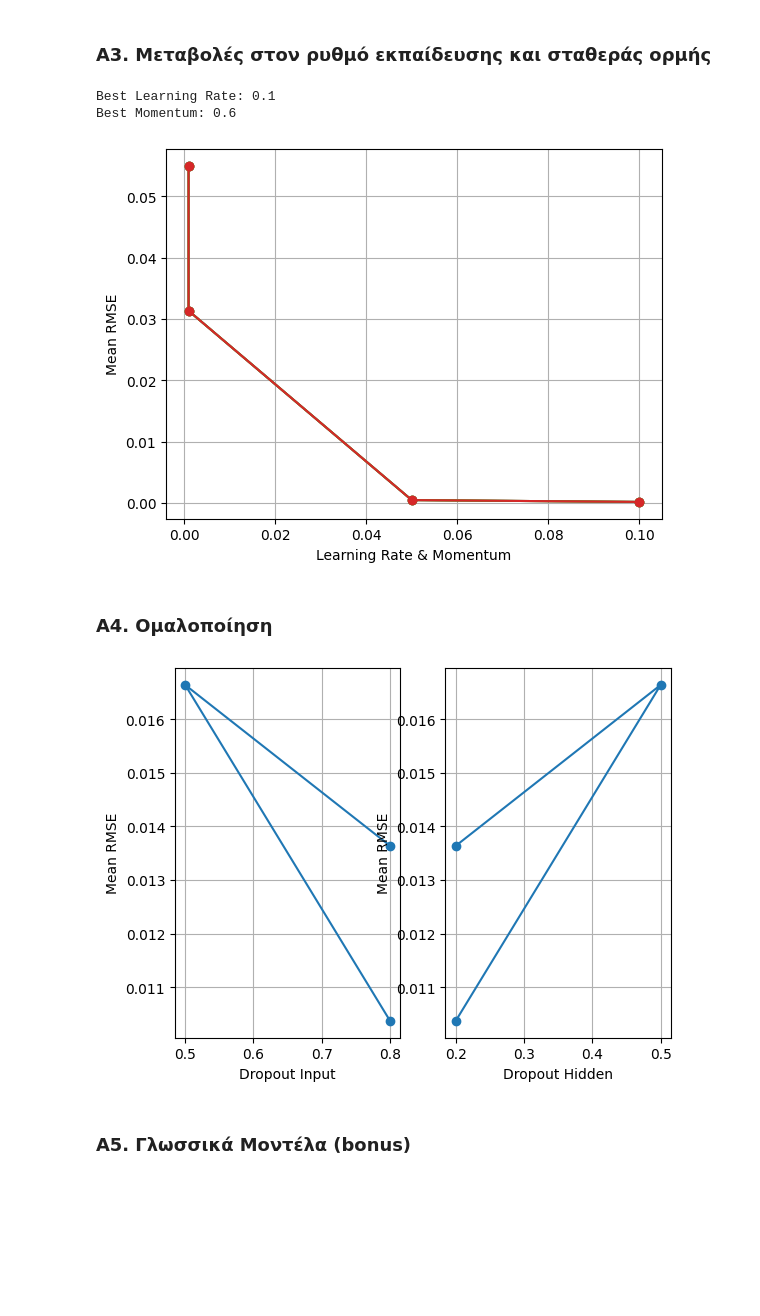
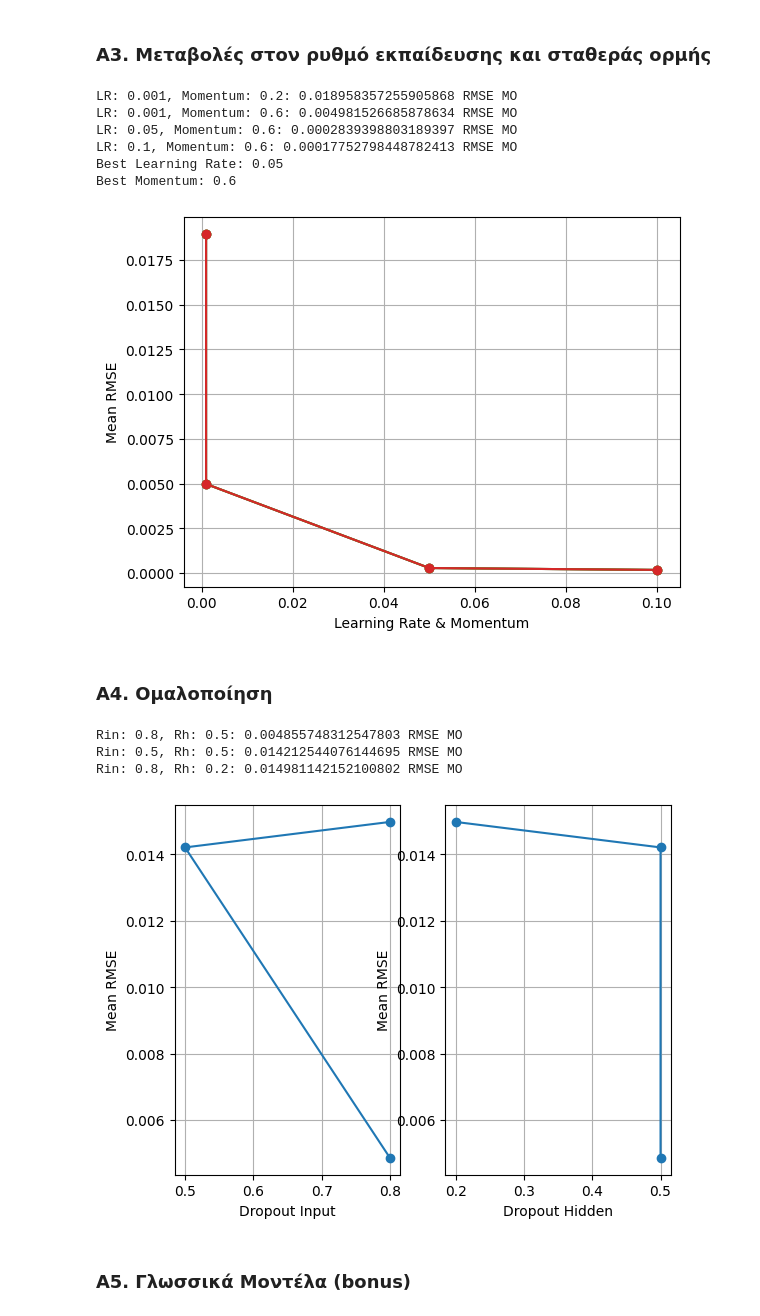
Before and after one commit to el-maestro78/Computational-Intelligence, a Jupyter notebook: Part A/PartA_1072578.ipynb, the cells around one changed output. Cells and saved outputs as stored; diff of their text form; code cells hidden in the pictures; blank space fills up the shorter version.

```diff
--- a/Part A/PartA_1072578.ipynb
+++ b/Part A/PartA_1072578.ipynb
@@ -216,6 +238,7 @@ for node_ind, node_num in enumerate(nodes):
         y_train, y_val = y[train_index], y[val_index]
         model = Sequential()
         model.add(Dense(node_num, activation="relu", input_dim=5))
+        model.add(Dense(1, activation="linear"))
         model.compile(optimizer='sgd', loss=crmse, metrics=['mae',crmse])
         model.fit(X_train, y_train)
 
@@ -224,9 +247,7 @@ for node_ind, node_num in enumerate(nodes):
     node_results.append(np.mean(rmseList))
 
 for i in range(len(node_results)):
-  if not isinstance(node_results[i], (float, int)):
-      node_results[i] = 0
-  print(f"RMSE {i}: ", node_results[i])
+    print(f"H = {nodes[i]}, RMSE {i}: ", node_results[i])
 
 plt.plot(nodes, node_results, marker='o')
 plt.xlabel(' # Νευρώνων')
@@ -275,6 +296,7 @@ for layer in layers:
             model = Sequential()
             for i in range(layer):
                 model.add(Dense(node_num, activation="relu", input_dim=5))
+            model.add(Dense(1, activation="linear"))
             model.compile(optimizer='sgd', loss='mse', metrics=['mae'])
             model.fit(X_train, y_train, verbose=0)
             scores = model.evaluate(X_val, y_val, verbose=0)
@@ -285,6 +307,7 @@ for layer in layers:
 for i, layer in enumerate(layers):
     plt.subplot(1, 3, i+1)
     plt.plot(nodes, layer_results[i], marker='o')
+    print(f'# of layers: {layer}, {np.mean(layer_results[i])}RMSE MO')
     plt.xlabel('# Nευρώνες')
     plt.ylabel('Mean RMSE')
     plt.title(f'Κρυφά Επίπεδα: {layer}')
@@ -318,6 +344,7 @@ for layer in layers:
             model = Sequential()
             for i in range(layer):
                 model.add(Dense(node_num, activation="relu", input_dim=5))
+            model.add(Dense(1, activation="linear"))
             model.compile(optimizer='sgd', loss='mse', metrics=['mae'])
             #model.fit(X_train, y_train, verbose=0)
             history = model.fit(X_train, y_train, validation_data=(X_val, y_val), callbacks=[early_stopping])
@@ -387,6 +414,7 @@ for common_index, lr in enumerate(learning_rates):
                 model = Sequential()
                 for i in range(layer):
                     model.add(Dense(node_num, activation="relu", input_dim=5))
+                model.add(Dense(1, activation="linear"))
                 optimizer = SGD(learning_rate=lr, momentum=momentum)
                 model.compile(optimizer=optimizer, loss='mse', metrics=['mae'])
                 history = model.fit(X_train, y_train,
@@ -400,6 +428,7 @@ for common_index, lr in enumerate(learning_rates):
                 best_rmse = mean_rmse
                 best_lr = lr
                 best_momentum = momentum
+    print(f'LR: {lr}, Momentum: {momentum}: {mean_rmse} RMSE MO')
     pair_results.append(mean_rmse)
 
 print("Best Learning Rate:", best_lr)
@@ -413,9 +442,13 @@ plt.ylabel('Mean RMSE')
 plt.grid(True)
 plt.show()
 # %% [output]
-Best Learning Rate: 0.1
+LR: 0.001, Momentum: 0.2: 0.018958357255905868 RMSE MO
+LR: 0.001, Momentum: 0.6: 0.004981526685878634 RMSE MO
+LR: 0.05, Momentum: 0.6: 0.0002839398803189397 RMSE MO
+LR: 0.1, Momentum: 0.6: 0.00017752798448782413 RMSE MO
+Best Learning Rate: 0.05
 Best Momentum: 0.6
-[figure, old version]
+[figure, new version]
 # %% [markdown]
 ### Α4. Ομαλοποίηση
 # %%
@@ -426,7 +459,7 @@ import numpy as np
 
 nodes = [5, 10, 20]
 dropout_in = [0.8, 0.5, 0.8]
-dropout_hid = [0.2, 0.5, 0.2]
+dropout_hid = [0.5, 0.5, 0.2]
 drop_results = []
 
 for common_ind, dropout_rate_in in enumerate(dropout_in):
@@ -434,35 +467,40 @@ for common_ind, dropout_rate_in in enumerate(dropout_in):
     for node_num in nodes:
         rmseList = []
         for fold, (train_index, val_index) in enumerate(kfold.split(X, y)):
             X_train, X_val = X[train_index], X[val_index]
             y_train, y_val = y[train_index], y[val_index]
             model = Sequential()
             model.add(Dropout(rate=dropout_rate_in, input_shape=(5,)))
             model.add(Dense(node_num, activation="relu"))
             model.add(Dropout(rate=dropout_rate_hid))
             model.compile(optimizer='sgd', loss='mse', metrics=['mae'])
             history = model.fit(X_train, y_train,
                                 validation_data=(X_val, y_val), verbose=0)
             scores = model.evaluate(X_val, y_val, verbose=0)
             rmseList.append(scores[0])
-    drop_results.append(np.mean(rmseList))
+            rmse_mean = np.mean(rmseList)
+    drop_results.append(rmse_mean)
+    print(f'Rin: {dropout_rate_in}, Rh: {dropout_rate_hid}: {rmse_mean} RMSE MO')
 
 plt.subplot(1,2,1)
 plt.plot(dropout_in, drop_results, marker='o', label=f'Dropout Input')
 plt.xlabel('Dropout Input')
 plt.ylabel('Mean RMSE')
 plt.grid(True)
 
 plt.subplot(1,2,2)
 plt.plot(dropout_hid, drop_results, marker='o', label=f'Dropout Hid')
 plt.xlabel('Dropout Hidden')
 plt.ylabel('Mean RMSE')
 plt.grid(True)
 
 
 plt.show()
 # %% [output]
+Rin: 0.8, Rh: 0.5: 0.004855748312547803 RMSE MO
+Rin: 0.5, Rh: 0.5: 0.014212544076144695 RMSE MO
+Rin: 0.8, Rh: 0.2: 0.014981142152100802 RMSE MO
-[figure, old version]
+[figure, new version]
 # %% [markdown]
 ### A5. Γλωσσικά Μοντέλα (bonus)
 # %%
```
Also changed, not shown: parts of 9 cells of this notebook, 6 other files.
